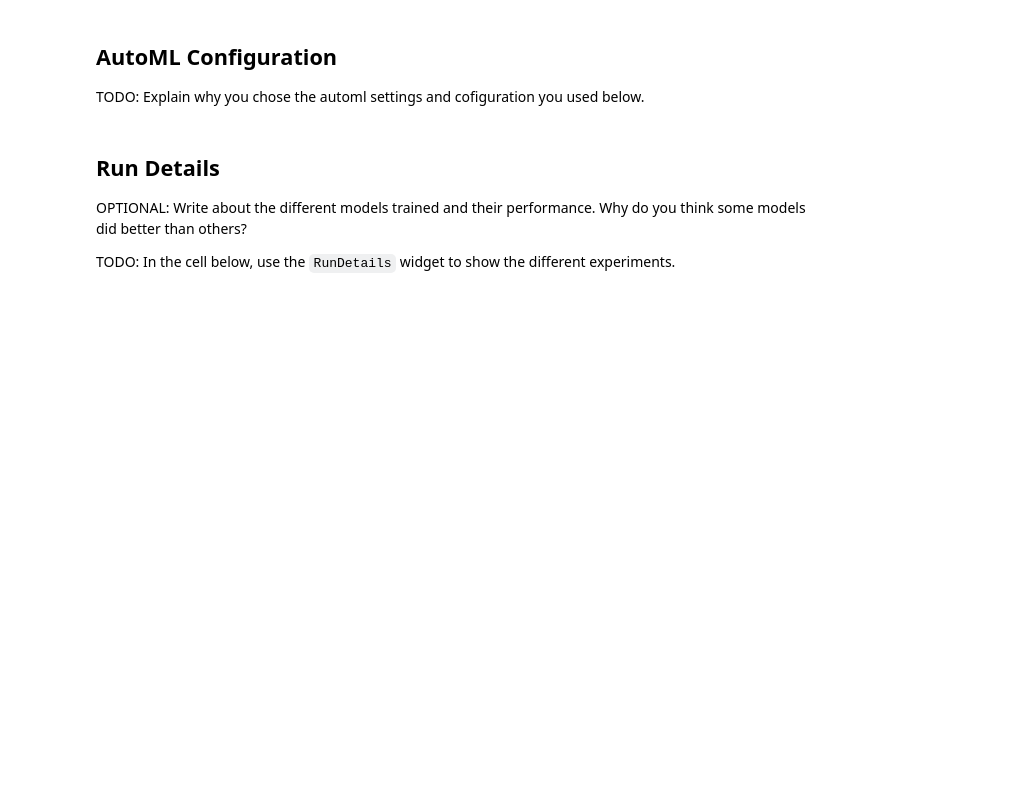
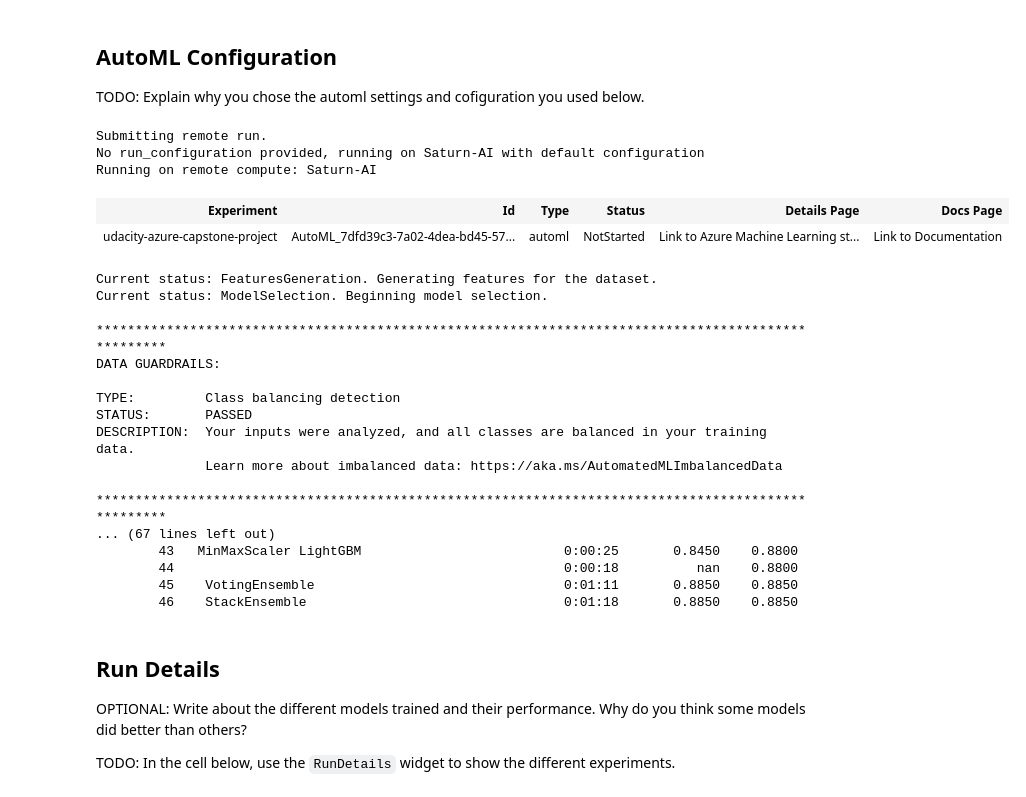
Before and after one commit to bhuiyanmobasshir94/Azure-Machine-Learning-Capstone-Project, a Jupyter notebook: automl.ipynb, the cells around one changed output. Cells and saved outputs as stored; diff of their text form; code cells hidden in the pictures; blank space fills up the shorter version.

```diff
--- a/automl.ipynb
+++ b/automl.ipynb
@@ -108,13 +110,45 @@ Uploaded 0 files
 TODO: Explain why you chose the automl settings and cofiguration you used below.
 # %%
 # TODO: Put your automl settings here
-automl_settings = {}
+automl_settings = {} ## Defined in altogether with config
 
 # TODO: Put your automl config here
-automl_config = AutoMLConfig()
+automl_config = AutoMLConfig(
+    compute_target=compute_cluster,
+    task="classification",
+    training_data=train,
+    label_column_name="DEATH_EVENT",
+    primary_metric="accuracy",
+    n_cross_validations=5,
+    experiment_timeout_minutes=30,
+    enable_early_stopping=True,
+    max_concurrent_iterations=4)
 # %%
 # TODO: Submit your experiment
-remote_run = experiment.submit(automl_config)
+remote_run = experiment.submit(automl_config, show_output=True)
+# %% [output]
+Submitting remote run.
+No run_configuration provided, running on Saturn-AI with default configuration
+Running on remote compute: Saturn-AI
+| Experiment | Id | Type | Status | Details Page | Docs Page |
+| udacity-azure-capstone-project | AutoML_7dfd39c3-7a02-4dea-bd45-57... | automl | NotStarted | Link to Azure Machine Learning st... | Link to Documentation |
+Current status: FeaturesGeneration. Generating features for the dataset.
+Current status: ModelSelection. Beginning model selection.
+
+****************************************************************************************************
+DATA GUARDRAILS:
+
+TYPE:         Class balancing detection
+STATUS:       PASSED
+DESCRIPTION:  Your inputs were analyzed, and all classes are balanced in your training data.
+              Learn more about imbalanced data: https://aka.ms/AutomatedMLImbalancedData
+
+****************************************************************************************************
+... (67 lines left out)
+        43   MinMaxScaler LightGBM                          0:00:25       0.8450    0.8800
+        44                                                  0:00:18          nan    0.8800
+        45    VotingEnsemble                                0:01:11       0.8850    0.8850
+        46    StackEnsemble                                 0:01:18       0.8850    0.8850
 # %% [markdown]
 ## Run Details
 
```
Also changed, not shown: parts of 6 cells of this notebook, 3 other files.
